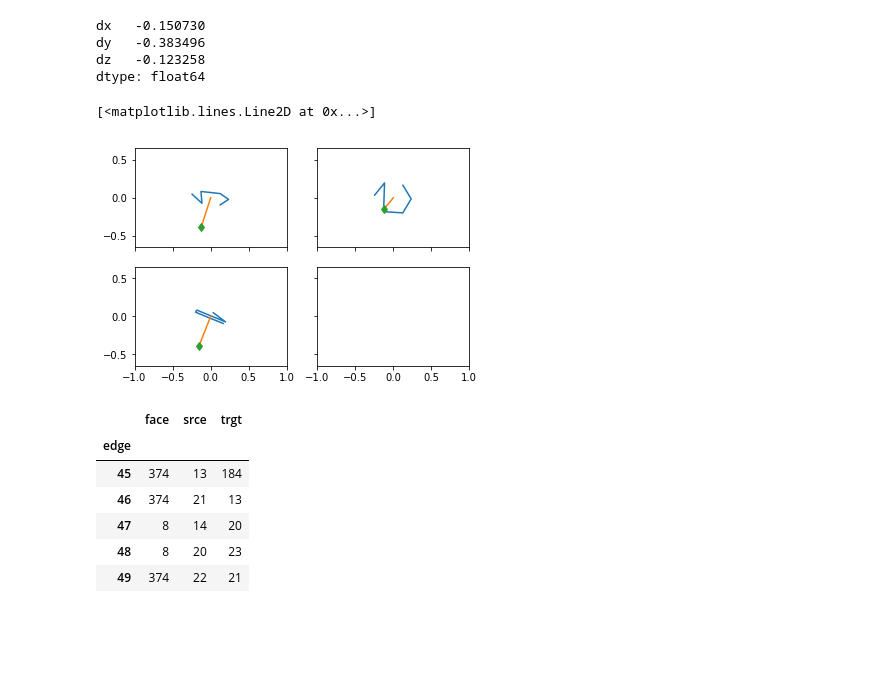
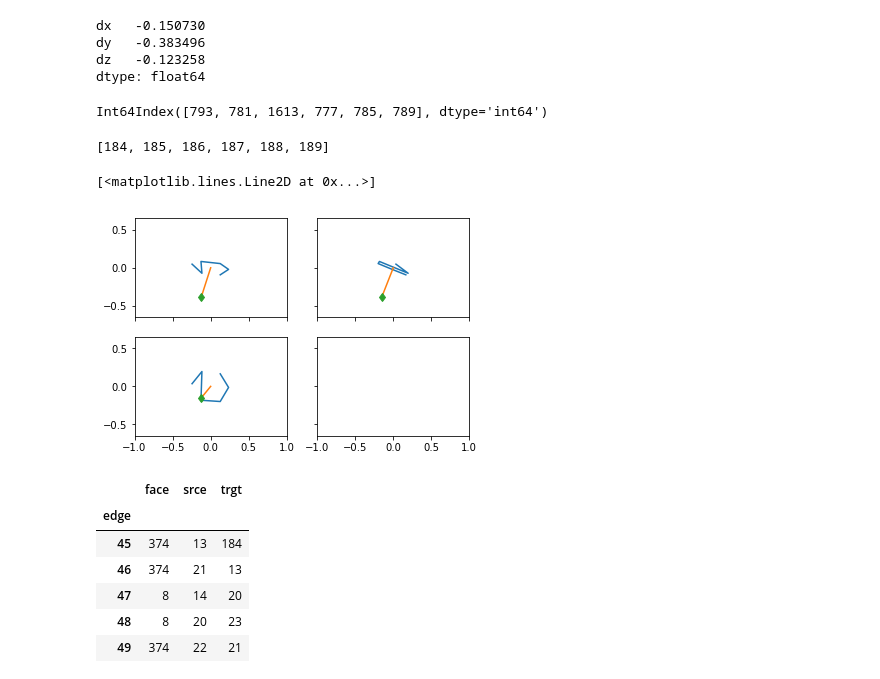
Before and after one commit to DamCB/tyssue, a Jupyter notebook: doc/notebooks/Cell_Division.ipynb, the cells around one changed output. Saved outputs shown, nothing was run; the diff lists cells and outputs as text; code cells hidden in the pictures; blank space fills up the shorter version.

Commit message:
WIP debugging 3D division

```diff
--- a/doc/notebooks/Cell_Division.ipynb
+++ b/doc/notebooks/Cell_Division.ipynb
@@ -158,14 +155,6 @@ bad_cells
 array([48,  8])
 # %%
 from tyssue.topology.bulk_topology import get_division_edges, get_division_vertices
-# %%
-mother = 8
-ab_axis = MonoLayerGeometry.basal_apical_axis(monolayer, mother)
-plane_normal = np.asarray(ab_axis)
-
-h_vertices = get_division_vertices(monolayer,
-                                   mother=mother,
-                                   plane_normal=plane_normal)
 # %%
 ab_axis
 # %% [output]
@@ -176,36 +225,54 @@ dtype: float64
+# %%
+mother = 10
+ab_axis = MonoLayerGeometry.basal_apical_axis(monolayer, mother)
+plane_normal = np.asarray(ab_axis)
+
+edges = get_division_edges(monolayer, mother, plane_normal)
+
+#h_vertices = get_division_vertices(monolayer,
+#                                   mother=mother,
+#                                   plane_normal=plane_normal)
+# %%
+monolayer.edges
+# %% [output]
+Int64Index([793, 781, 1613, 777, 785, 789], dtype='int64')
+# %%
+h_vertices
+# %% [output]
+[184, 185, 186, 187, 188, 189]
 # %%
-fig, [[ax_zy, ax_zx],
-      [ax_xy, _]] = plt.subplots(2, 2,
+fig, [[ax_zy, ax_xy],
+      [ax_zx, _]] = plt.subplots(2, 2,
                                sharex=True,
                                sharey=True)
 h_vs = monolayer.vert_df.loc[h_vertices, list('xyz')]
 for c in 'xyz':
     h_vs[c] -= h_vs[c].mean()
 
 ax_xy.plot(h_vs.x, h_vs.y)
 ax_zy.plot(h_vs.z, h_vs.y)
 ax_zx.plot(h_vs.z, h_vs.x)
 for ax in ax_zy, ax_zx, ax_xy,:
     ax.set(aspect='equal',
            xlim=(-1., 1.),
            ylim=(-1., 1.))
 
 ax_xy.plot([0, ab_axis.dx],
            [0, ab_axis.dy],)
 ax_zy.plot([0, ab_axis.dz],
            [0, ab_axis.dy],)
 ax_zx.plot([0, ab_axis.dz],
            [0, ab_axis.dx],)
 
 ax_xy.plot([ab_axis.dx],
            [ab_axis.dy], 'd')
 ax_zy.plot([ab_axis.dz],
            [ab_axis.dy], 'd')
 ax_zx.plot([ab_axis.dz],
            [ab_axis.dx], 'd')
 # %% [output]
 [<matplotlib.lines.Line2D at 0x...>]
-[figure, old version]
+[figure, new version]
 # %%
 def cell_division(eptm, mother, geom, vertices):
 
```
Also changed, not shown: parts of 5 cells of this notebook.
